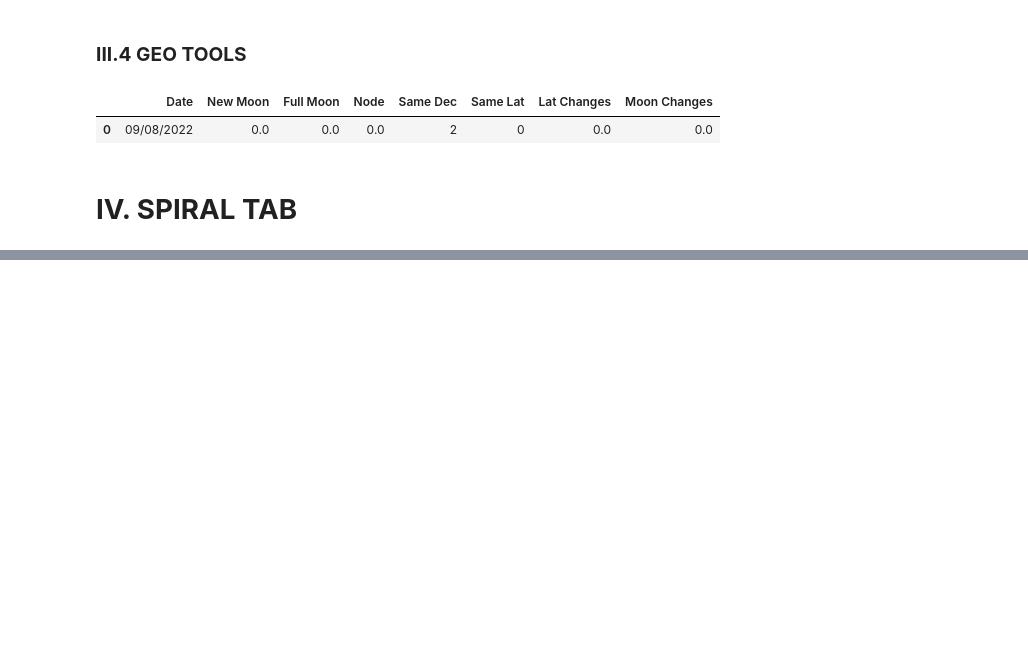
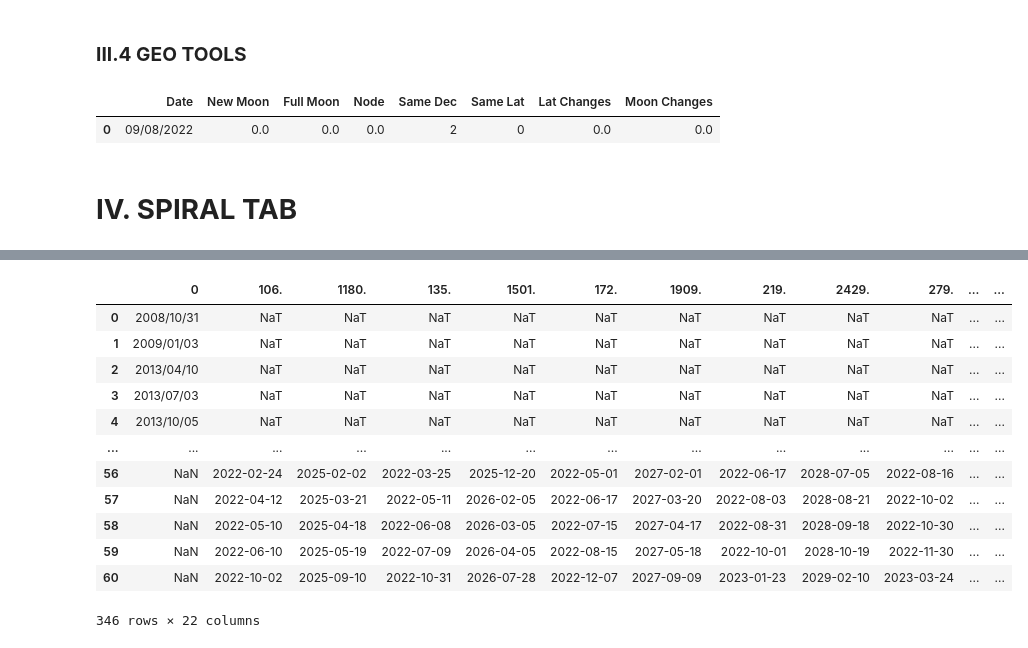
Before and after one commit to amirlehmam/MEMOIREPROPRE, a Jupyter notebook: PIPELINE.ipynb, the cells around one changed output, grey strips where cells are left out. Saved outputs shown, nothing was run; the diff lists cells and outputs as text; code cells hidden in the pictures; blank space fills up the shorter version.

```diff
--- a/PIPELINE.ipynb
+++ b/PIPELINE.ipynb
@@ -4241,0 +4347,38 @@ Spiral
+# %%
+ee1 = Spi[~(Spi['30.'] < '2022/08/07')]
+ee2 = Spi[~(Spi['42.'] < '2022/08/07')]
+ee3 = Spi[~(Spi['51.'] < '2022/08/07')]
+ee4 = Spi[~(Spi['66.'] < '2022/08/07')]
+ee5 = Spi[~(Spi['84.'] < '2022/08/07')]
+ee6 = Spi[~(Spi['106.'] < '2022/08/07')]
+ee7 = Spi[~(Spi['135.'] < '2022/08/07')]
+ee8 = Spi[~(Spi['172.'] < '2022/08/07')]
+ee9 = Spi[~(Spi['219.'] < '2022/08/07')]
+ee10 = Spi[~(Spi['279.'] < '2022/08/07')]
+ee11 = Spi[~(Spi['354.'] < '2022/08/07')]
+ee12 = Spi[~(Spi['451.'] < '2022/08/07')]
+ee13 = Spi[~(Spi['573.'] < '2022/08/07')]
+ee14 = Spi[~(Spi['729.'] < '2022/08/07')]
+ee15 = Spi[~(Spi['928.'] < '2022/08/07')]
+ee16 = Spi[~(Spi['1180.'] < '2022/08/07')]
+ee17 = Spi[~(Spi['1501.'] < '2022/08/07')]
+ee18 = Spi[~(Spi['1909.'] < '2022/08/07')]
+ee19 = Spi[~(Spi['2429.'] < '2022/08/07')]
+ee20 = Spi[~(Spi['3090.'] < '2022/08/07')]
+
+k = pd.concat([initial_date, ee1, ee2, ee3, ee4, ee5, ee6, ee7, ee8, ee9, ee10, ee11, ee12, ee13, ee14, ee15, ee16, ee17, ee18, ee19, ee20])
+k
+# %% [output]
+|  | 0 | 106. | 1180. | 135. | 1501. | 172. | 1909. | 219. | 2429. | 279. | ... | ... |
+| 0 | 2008/10/31 | NaT | NaT | NaT | NaT | NaT | NaT | NaT | NaT | NaT | ... | ... |
+| 1 | 2009/01/03 | NaT | NaT | NaT | NaT | NaT | NaT | NaT | NaT | NaT | ... | ... |
+| 2 | 2013/04/10 | NaT | NaT | NaT | NaT | NaT | NaT | NaT | NaT | NaT | ... | ... |
+| 3 | 2013/07/03 | NaT | NaT | NaT | NaT | NaT | NaT | NaT | NaT | NaT | ... | ... |
+| 4 | 2013/10/05 | NaT | NaT | NaT | NaT | NaT | NaT | NaT | NaT | NaT | ... | ... |
+| ... | ... | ... | ... | ... | ... | ... | ... | ... | ... | ... | ... | ... |
+| 56 | NaN | 2022-02-24 | 2025-02-02 | 2022-03-25 | 2025-12-20 | 2022-05-01 | 2027-02-01 | 2022-06-17 | 2028-07-05 | 2022-08-16 | ... | ... |
+| 57 | NaN | 2022-04-12 | 2025-03-21 | 2022-05-11 | 2026-02-05 | 2022-06-17 | 2027-03-20 | 2022-08-03 | 2028-08-21 | 2022-10-02 | ... | ... |
+| 58 | NaN | 2022-05-10 | 2025-04-18 | 2022-06-08 | 2026-03-05 | 2022-07-15 | 2027-04-17 | 2022-08-31 | 2028-09-18 | 2022-10-30 | ... | ... |
+| 59 | NaN | 2022-06-10 | 2025-05-19 | 2022-07-09 | 2026-04-05 | 2022-08-15 | 2027-05-18 | 2022-10-01 | 2028-10-19 | 2022-11-30 | ... | ... |
+| 60 | NaN | 2022-10-02 | 2025-09-10 | 2022-10-31 | 2026-07-28 | 2022-12-07 | 2027-09-09 | 2023-01-23 | 2029-02-10 | 2023-03-24 | ... | ... |
+346 rows × 22 columns
```
Also changed, not shown: parts of 16 cells of this notebook, 2 other files.
